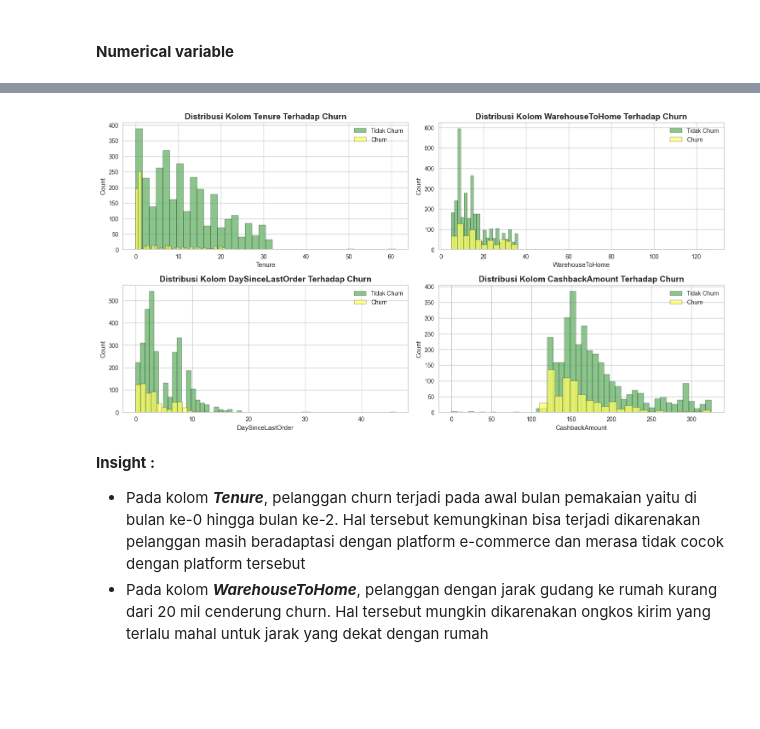
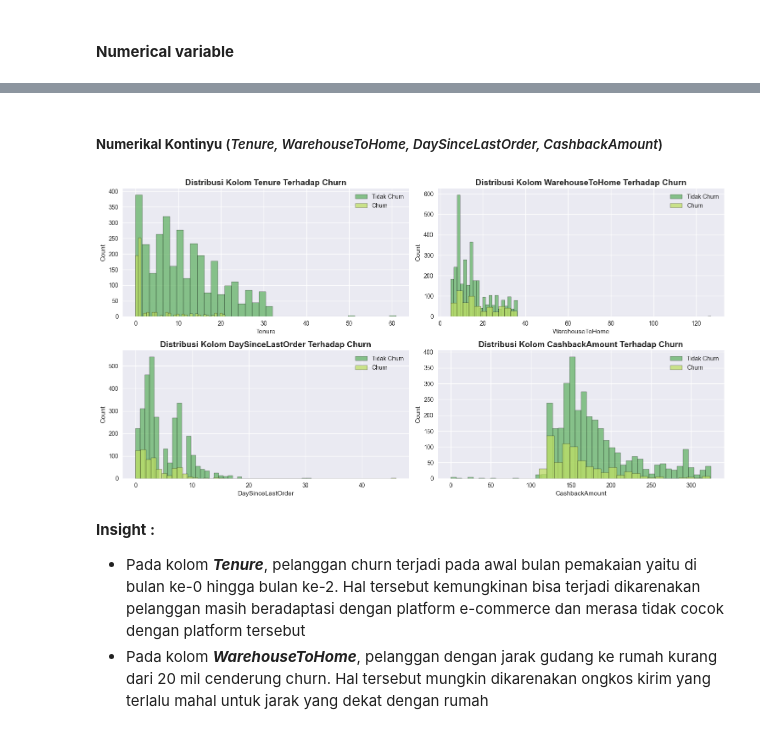
Before and after one commit to fathurizkym/ecommerce_churn_analysis, a Jupyter notebook: notebooks/E-Commerce_Customer_Churn.ipynb, the cells around one changed output, grey strips where cells are left out. Cells and saved outputs as stored; diff of their text form; code cells hidden in the pictures; blank space fills up the shorter version.

```diff
--- a/notebooks/E-Commerce_Customer_Churn.ipynb
+++ b/notebooks/E-Commerce_Customer_Churn.ipynb
@@ -229,0 +233,31 @@ __Insight :__
+# %%
+# Cek variabel numerikal diskrit
+
+diskrit = ["NumberOfDeviceRegistered", "NumberOfAddress"]
+
+plt.figure(figsize=(15,10))
+cmap = plt.get_cmap("summer")
+
+a=1
+for i in diskrit:
+    plt.subplot(2,2,a)
+    ax = sns.countplot(data=df, x=i, hue="Churn", palette="summer")
+    plt.legend(labels=["Tidak Churn", "Churn"])
+    plt.tight_layout()
+    plt.style.use("seaborn")
+    plt.title(f"Frekuensi Variabel {i} Terhadap Target", fontsize=14, weight="bold")
+    a+=1
+    for p in ax.patches:
+        percentage = f'{100 * p.get_height() / len(df):.2f}%\n'
+        x = p.get_x() + p.get_width() / 2
+        y = p.get_height()
+        ax.annotate(percentage, (x, y), ha='center', va='center', size=8,)
+    for p in ax.patches:
+        ax.annotate(format(p.get_height(), '.0f'),
+                    (p.get_x() + p.get_width() / 2., p.get_height()),
+                    ha = 'center', va = 'center',
+                    size=8,
+                    xytext = (0, -12),
+                    textcoords = 'offset points')
+
+plt.show()
@@ -230,24 +270,26 @@ __Insight :__
+# %% [markdown]
+##### **Numerikal Kontinyu** (*Tenure, WarehouseToHome, DaySinceLastOrder, CashbackAmount*)
 # %%
-# Cek variabel numerik kontinu
+# Cek variabel numerikal kontinyu
 
 kontinu = ["Tenure", "WarehouseToHome", "DaySinceLastOrder", "CashbackAmount"]
 
 plt.figure(figsize=(15,15))
 cmap = plt.get_cmap("summer")
 
 a=1
 for i in kontinu:
     plt.subplot(4,2,a)
     sns.histplot(x=df[df["Churn"]==0][i],color=cmap([100]))
-    sns.histplot(x=df[df["Churn"]==1][i],color=cmap([350]))
+    sns.histplot(x=df[df["Churn"]==1][i],color=cmap([190]))
     plt.legend(labels=["Tidak Churn", "Churn"])
     plt.tight_layout()
     plt.title(f"Distribusi Kolom {i} Terhadap Churn", fontsize=14, weight='bold')
     a+=1
 
 plt.show()
 # %% [output]
-[figure, old version]
+[figure, new version]
 # %% [markdown]
 __Insight :__
 * Pada kolom ***Tenure***, pelanggan churn terjadi pada awal bulan pemakaian yaitu di bulan ke-0 hingga bulan ke-2. Hal tersebut kemungkinan bisa terjadi dikarenakan pelanggan masih beradaptasi dengan platform e-commerce dan merasa tidak cocok dengan platform tersebut
```
Also changed, not shown: parts of 36 cells of this notebook, 1 other file.
